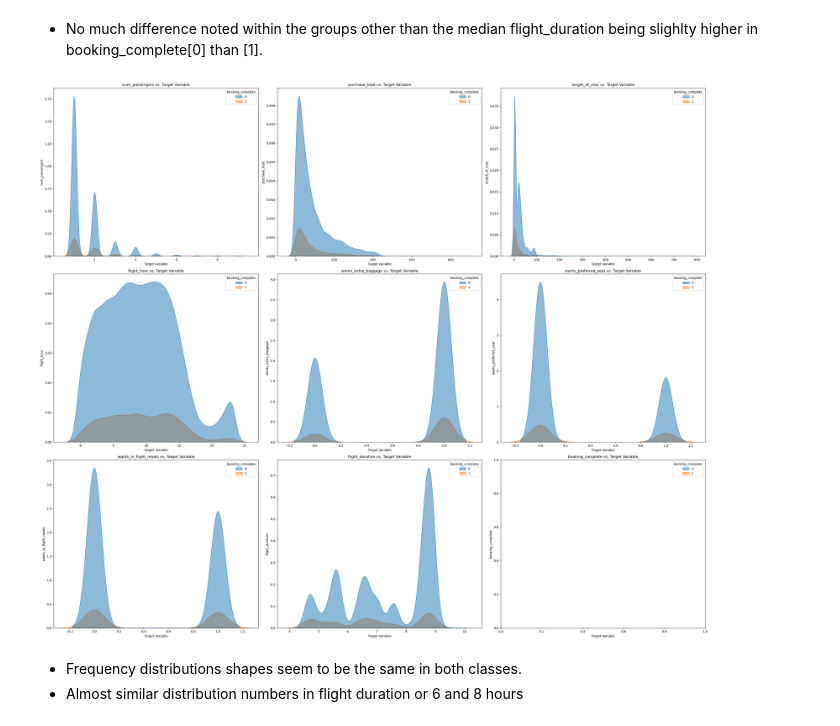
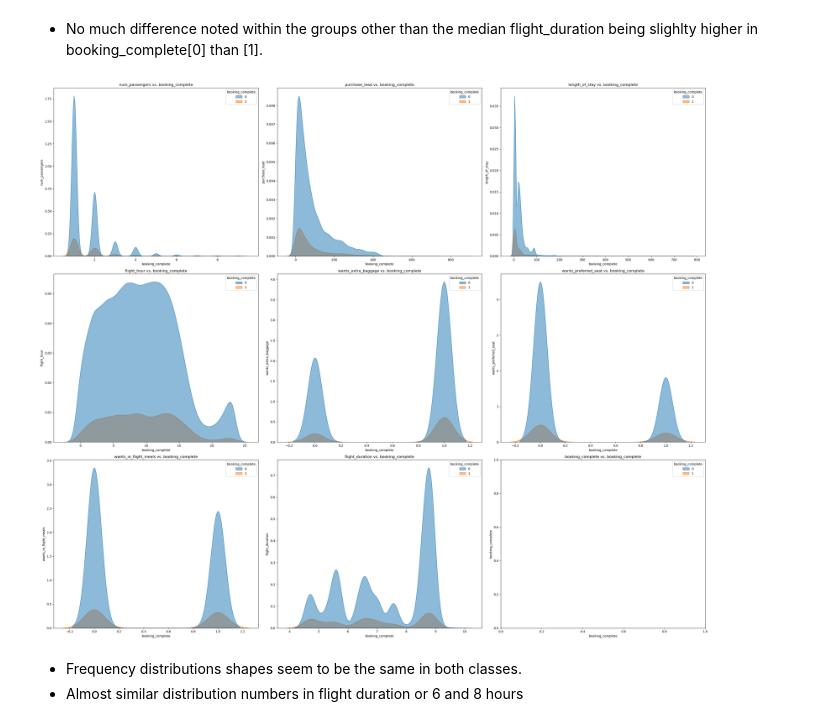
Before and after one commit to Ds2023/British_Airways_Predictive_Booking_Model, a Jupyter notebook: notebooks/eda.ipynb, the cells around one changed output. Cells and saved outputs as stored; diff of their text form; code cells hidden in the pictures.

```diff
--- a/notebooks/eda.ipynb
+++ b/notebooks/eda.ipynb
@@ -262,20 +277,22 @@ warnings.filterwarnings("ignore")
 # %%
-numerical_columns = data.select_dtypes(include=['float64', 'int64']).columns.tolist()
-num_cols = 3  # Number of columns per row
-num_rows = (len(numerical_columns) + num_cols - 1) // num_cols  # Calculate number of rows
+def plot_kdeplots_numerical_vs_target(data, target_column='booking_complete', num_cols=3, figsize=(30, 25)):
+    numerical_columns = data.select_dtypes(include=['float64', 'int64']).columns.tolist()
+    num_rows = (len(numerical_columns) + num_cols - 1) // num_cols
 
-plt.figure(figsize=(30,25))
-for i, num_col in enumerate(numerical_columns, 1):
-    plt.subplot(num_rows, num_cols, i)
-    sns.kdeplot(data=data, x=num_col, hue='booking_complete', fill=True, alpha=0.5)
-    plt.title(f'{num_col} vs. Target Variable')
-    plt.xlabel('Target Variable')
-    plt.ylabel(num_col)
+    plt.figure(figsize=figsize)
+    for i, num_col in enumerate(numerical_columns, 1):
+        plt.subplot(num_rows, num_cols, i)
+        sns.kdeplot(data=data, x=num_col, hue=target_column, fill=True, alpha=0.5)
+        plt.title(f'{num_col} vs. {target_column}')
+        plt.xlabel(target_column)
+        plt.ylabel(num_col)
 
-plt.tight_layout()
-plt.show()
+    plt.tight_layout()
+    plt.show()
-# %% [output]
-[figure, removed]
+# %%
+plot_kdeplots_numerical_vs_target(data)
+# %% [output]
+[figure, added]
 # %% [markdown]
 - Frequency distributions shapes seem to be the same in both classes.
 - Almost similar distribution numbers in flight duration or 6 and 8 hours
```
Also changed, not shown: parts of 27 cells of this notebook, 3 other files.
